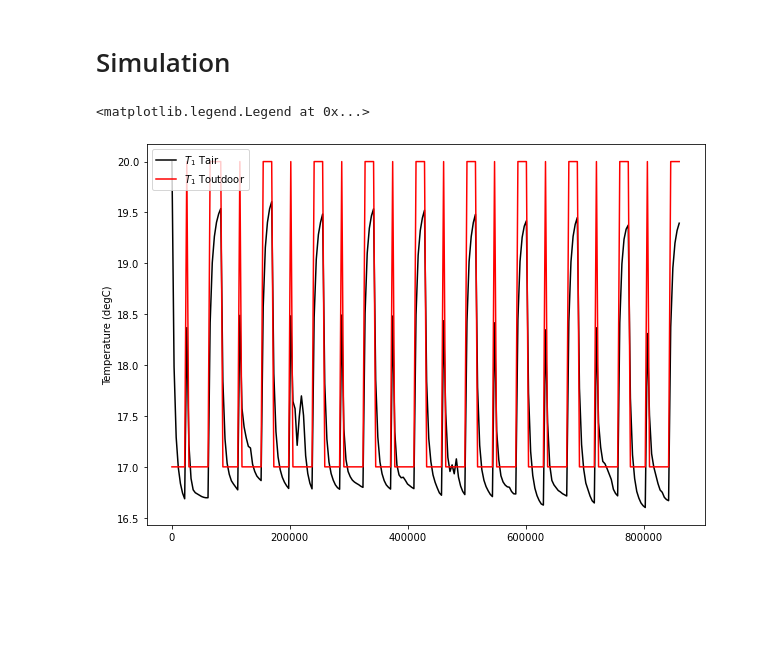
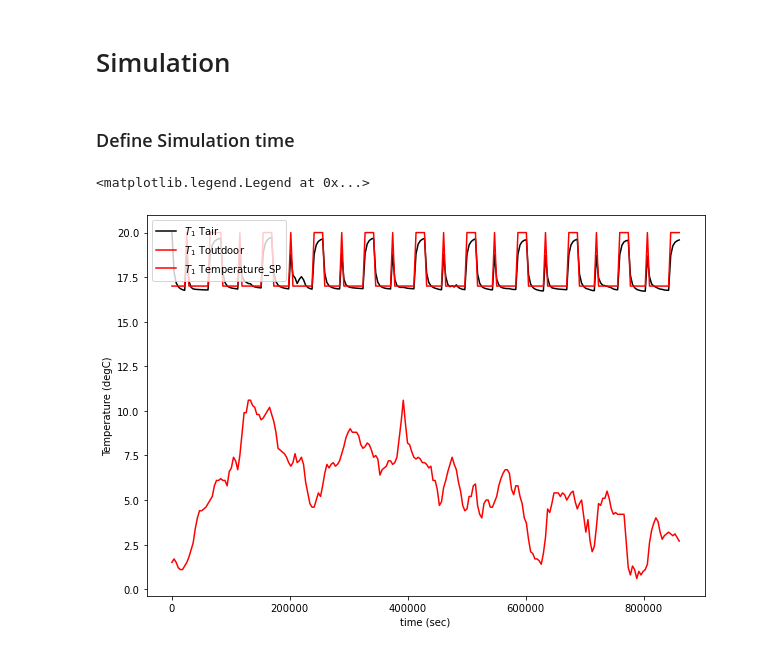
Before and after one commit to hancse/HT-HeatPump, a Jupyter notebook: Simulation/Python/House_Model.ipynb, the cells around one changed output. Saved outputs shown, nothing was run; the diff lists cells and outputs as text; code cells hidden in the pictures; blank space fills up the shorter version.

```diff
--- a/Simulation/Python/House_Model.ipynb
+++ b/Simulation/Python/House_Model.ipynb
@@ -426,6 +426,3 @@ plt.plot(time,Qsolar)
 8760
 [<matplotlib.lines.Line2D at 0x...>]
 [figure]
-# %%
-T_outdoor=Tout[:,1]
-plt.plot(time,T_outdoor)
@@ -706,10 +665,12 @@ SP=np.delete(SP, -1, 0)
 # %%
 def weird_division(n, d):
     return n / d if d else 0
+# %% [markdown]
+### Define Simulation time
 # %%
 #Define Simulation time
 
-days_Sim = 1                          #number of simulation days
+days_Sim = 10                          #number of simulation days
 
 time_sim      = time[0:days_Sim*24]
 Qsolar_Sim    = Qsolar[0:days_Sim*24]
@@ -779,11 +740,13 @@ m.solve(disp=False)
 # %%
 # Create plot
 plt.figure(figsize=(10,7))
 plt.plot(time_sim,Tair.value,'k-',label=r'$T_1$ Tair')
-plt.plot(time_sim,SP_Sim,'r-',label=r'$T_1$ Toutdoor')
+plt.plot(time_sim,T_outdoor_Sim,'r-',label=r'$T_1$ Toutdoor')
+plt.plot(time_sim,SP_Sim,'r-',label=r'$T_1$ Temperature_SP')
 
 plt.ylabel('Temperature (degC)')
+plt.xlabel('time (sec)')
 plt.legend(loc=2)
 # %% [output]
 <matplotlib.legend.Legend at 0x...>
-[figure, old version]
+[figure, new version]
```
Also changed, not shown: parts of 20 cells of this notebook, 1 other file.
